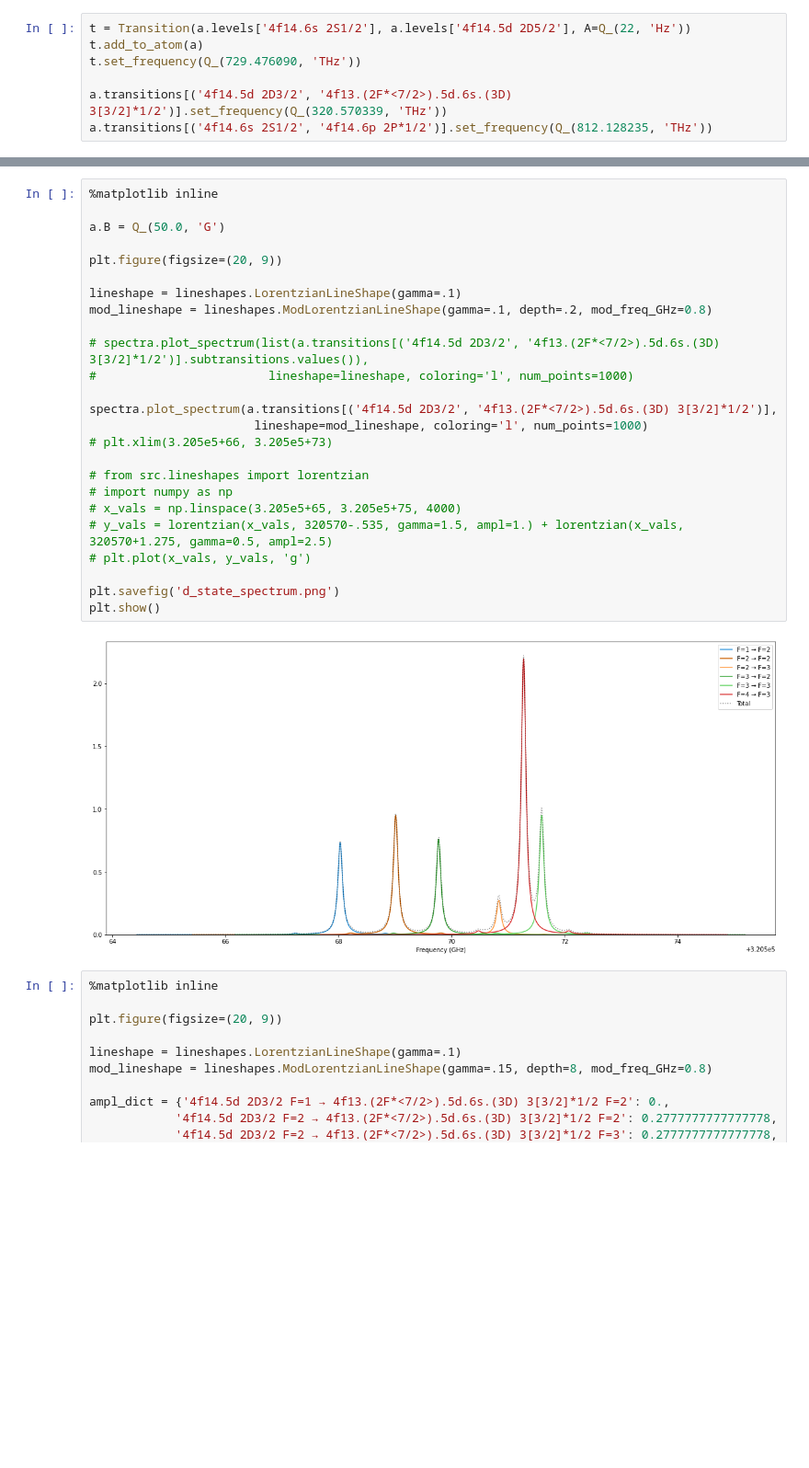
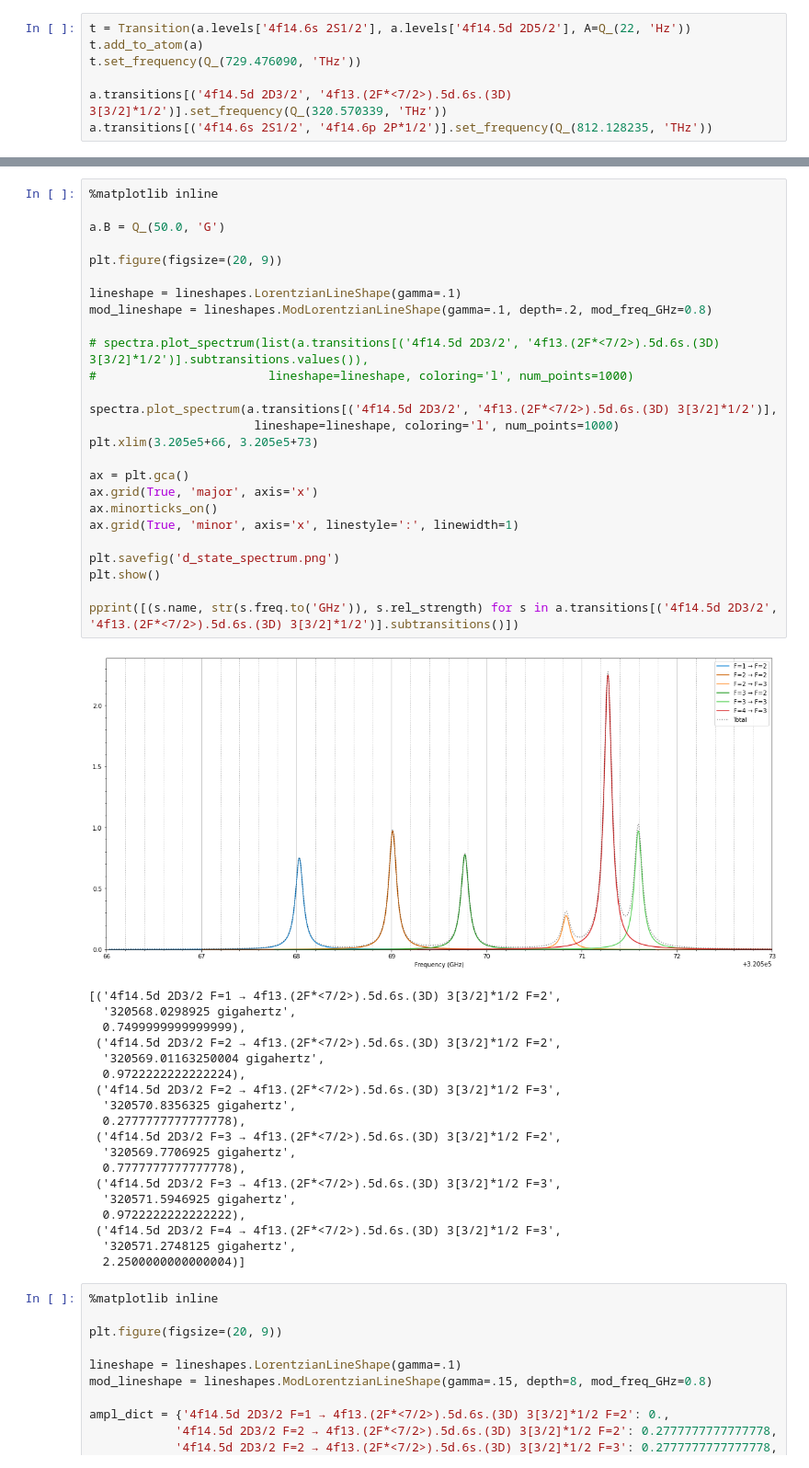
Before and after one commit to thomasdellaert/Atom-Toolkit, a Jupyter notebook: dstate.ipynb, the cells around one changed output, grey strips where cells are left out. Shown at 92% size. Cells and saved outputs as stored; diff of their text form; blank space fills up the shorter version.

```diff
--- a/dstate.ipynb
+++ b/dstate.ipynb
@@ -111,30 +75,49 @@ pprint(list(a.levels.keys()))
 # %%
 %matplotlib inline
 
 a.B = Q_(50.0, 'G')
 
 plt.figure(figsize=(20, 9))
 
 lineshape = lineshapes.LorentzianLineShape(gamma=.1)
 mod_lineshape = lineshapes.ModLorentzianLineShape(gamma=.1, depth=.2, mod_freq_GHz=0.8)
 
 # spectra.plot_spectrum(list(a.transitions[('4f14.5d 2D3/2', '4f13.(2F*<7/2>).5d.6s.(3D) 3[3/2]*1/2')].subtransitions.values()),
 #                        lineshape=lineshape, coloring='l', num_points=1000)
 
 spectra.plot_spectrum(a.transitions[('4f14.5d 2D3/2', '4f13.(2F*<7/2>).5d.6s.(3D) 3[3/2]*1/2')],
-                       lineshape=mod_lineshape, coloring='l', num_points=1000)
-# plt.xlim(3.205e5+66, 3.205e5+73)
+                       lineshape=lineshape, coloring='l', num_points=1000)
+plt.xlim(3.205e5+66, 3.205e5+73)
 
-# from src.lineshapes import lorentzian
-# import numpy as np
-# x_vals = np.linspace(3.205e5+65, 3.205e5+75, 4000)
-# y_vals = lorentzian(x_vals, 320570-.535, gamma=1.5, ampl=1.) + lorentzian(x_vals, 320570+1.275, gamma=0.5, ampl=2.5)
-# plt.plot(x_vals, y_vals, 'g')
+ax = plt.gca()
+ax.grid(True, 'major', axis='x')
+ax.minorticks_on()
+ax.grid(True, 'minor', axis='x', linestyle=':', linewidth=1)
 
 plt.savefig('d_state_spectrum.png')
 plt.show()
+
+pprint([(s.name, str(s.freq.to('GHz')), s.rel_strength) for s in a.transitions[('4f14.5d 2D3/2', '4f13.(2F*<7/2>).5d.6s.(3D) 3[3/2]*1/2')].subtransitions()])
 # %% [output]
-[figure, old version]
+[figure, new version]
+[('4f14.5d 2D3/2 F=1 → 4f13.(2F*<7/2>).5d.6s.(3D) 3[3/2]*1/2 F=2',
+  '320568.0298925 gigahertz',
+  0.7499999999999999),
+ ('4f14.5d 2D3/2 F=2 → 4f13.(2F*<7/2>).5d.6s.(3D) 3[3/2]*1/2 F=2',
+  '320569.01163250004 gigahertz',
+  0.9722222222222224),
+ ('4f14.5d 2D3/2 F=2 → 4f13.(2F*<7/2>).5d.6s.(3D) 3[3/2]*1/2 F=3',
+  '320570.8356325 gigahertz',
+  0.2777777777777778),
+ ('4f14.5d 2D3/2 F=3 → 4f13.(2F*<7/2>).5d.6s.(3D) 3[3/2]*1/2 F=2',
+  '320569.7706925 gigahertz',
+  0.7777777777777778),
+ ('4f14.5d 2D3/2 F=3 → 4f13.(2F*<7/2>).5d.6s.(3D) 3[3/2]*1/2 F=3',
+  '320571.5946925 gigahertz',
+  0.9722222222222222),
+ ('4f14.5d 2D3/2 F=4 → 4f13.(2F*<7/2>).5d.6s.(3D) 3[3/2]*1/2 F=3',
+  '320571.2748125 gigahertz',
+  2.2500000000000004)]
 # %%
 %matplotlib inline
 
```
Also changed, not shown: parts of 7 cells of this notebook, 1 other file.
